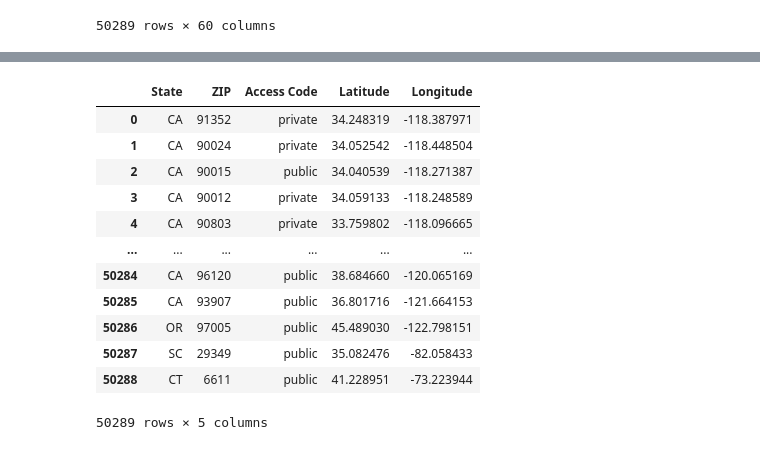
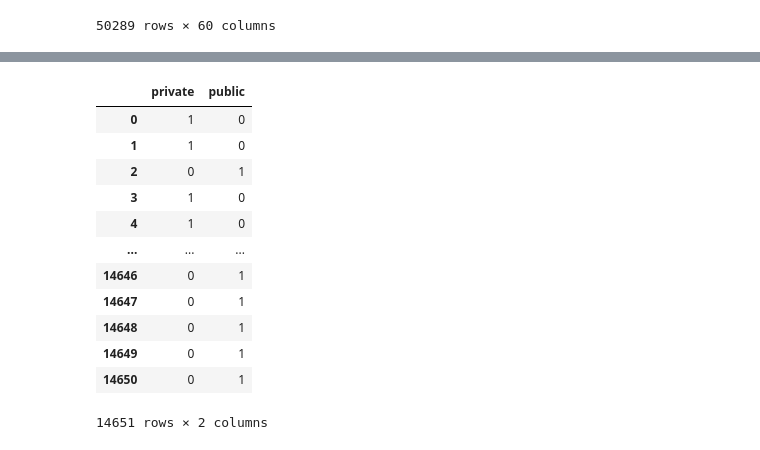
Before and after one commit to Bropell/Asthma_Analysis_in_California_Counties, a Jupyter notebook: Resources/Completed_Clean_Scripts/CLeaning_ev_charging_data.ipynb, the cells around one changed output, grey strips where cells are left out. Cells and saved outputs as stored; diff of their text form; code cells hidden in the pictures.

```diff
--- a/Resources/Completed_Clean_Scripts/CLeaning_ev_charging_data.ipynb
+++ b/Resources/Completed_Clean_Scripts/CLeaning_ev_charging_data.ipynb
@@ -46,0 +26,5 @@ Index(['Fuel Type Code', 'Station Name', 'Street Address', 'City', 'State',
+# %%
+# Create a DF of the zipcodes for each County in California
+zip_data = pd.read_csv('../Raw_Data/zip_code_database.csv')
+zip_data = zip_data.loc[zip_data['state'] == 'CA']
+zip_data = zip_data[['zip', 'county']]
@@ -47,18 +34,3 @@ Index(['Fuel Type Code', 'Station Name', 'Street Address', 'City', 'State',
 # %%
 #reduce dataframe to just 'State', 'ZIP', 'Access Code', 'Latitude', 'Longitude' columns
 charging_df = charging_df[['State', 'ZIP', 'Access Code', 'Latitude', 'Longitude']]
-charging_df
-# %% [output]
-|  | State | ZIP | Access Code | Latitude | Longitude |
-| 0 | CA | 91352 | private | 34.248319 | -118.387971 |
-| 1 | CA | 90024 | private | 34.052542 | -118.448504 |
-| 2 | CA | 90015 | public | 34.040539 | -118.271387 |
-| 3 | CA | 90012 | private | 34.059133 | -118.248589 |
-| 4 | CA | 90803 | private | 33.759802 | -118.096665 |
-| ... | ... | ... | ... | ... | ... |
-| 50284 | CA | 96120 | public | 38.684660 | -120.065169 |
-| 50285 | CA | 93907 | public | 36.801716 | -121.664153 |
-| 50286 | OR | 97005 | public | 45.489030 | -122.798151 |
-| 50287 | SC | 29349 | public | 35.082476 | -82.058433 |
-| 50288 | CT | 6611 | public | 41.228951 | -73.223944 |
-50289 rows × 5 columns
@@ -64,0 +43,20 @@ charging_df
+# %%
+# Create columns for counting public and private EV chargers
+charging_df2['Total EV Chargers'] = 1
+charging_df2
+pub_priv = pd.get_dummies(charging_df2['Access Code'])
+pub_priv
+# %% [output]
+|  | private | public |
+| 0 | 1 | 0 |
+| 1 | 1 | 0 |
+| 2 | 0 | 1 |
+| 3 | 1 | 0 |
+| 4 | 1 | 0 |
+| ... | ... | ... |
+| 14646 | 0 | 1 |
+| 14647 | 0 | 1 |
+| 14648 | 0 | 1 |
+| 14649 | 0 | 1 |
+| 14650 | 0 | 1 |
+14651 rows × 2 columns
```
Also changed, not shown: parts of 11 cells of this notebook, 30 other files.
